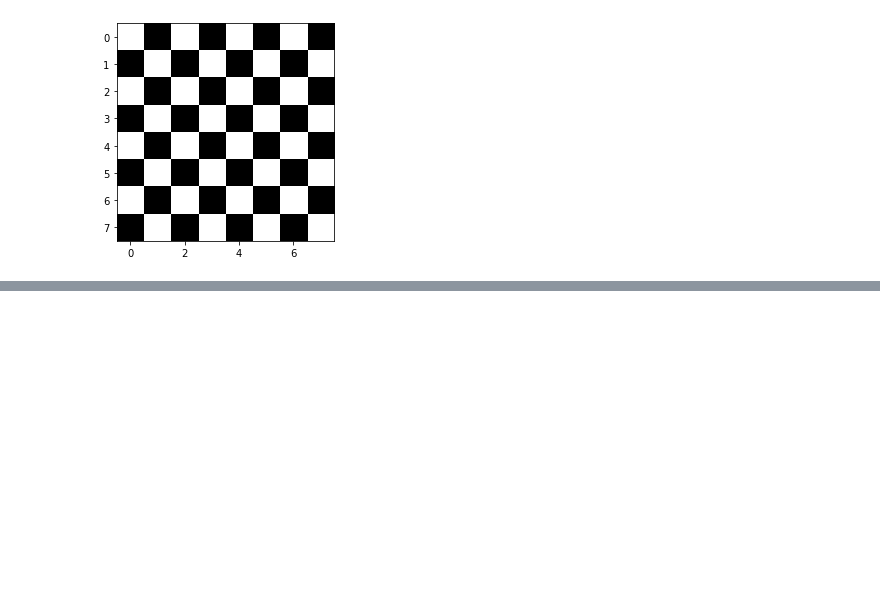
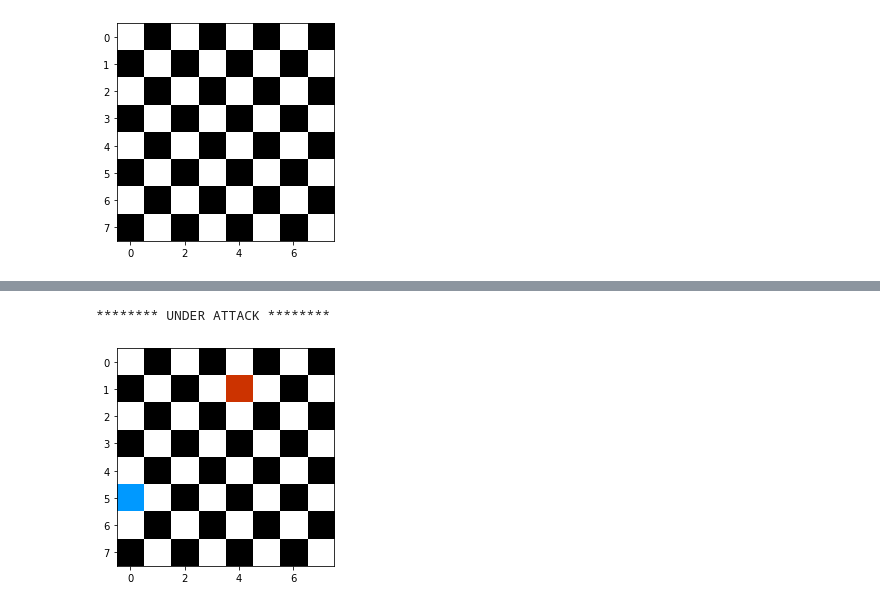
Before and after one commit to santorsm/chess-board, a Jupyter notebook: chess_board.ipynb, the cells around one changed output, grey strips where cells are left out. Cells and saved outputs as stored; diff of their text form; code cells hidden in the pictures; blank space fills up the shorter version.

```diff
--- a/chess_board.ipynb
+++ b/chess_board.ipynb
@@ -84,2 +129,13 @@ print(b)
+# %%
+# from class 10 Jul
+# queens on same DIAGONAL should be “under attack”
+board = Chessboard()
+board.add_red(1,4)
+board.add_blue(5,0)
+board.render()
+assert board.is_under_attack()
+# %% [output]
+******** UNDER ATTACK ********
+[figure, added]
 # %%
 # from class 10 Jul
```
Also changed, not shown: parts of 7 cells of this notebook, 1 other file.
